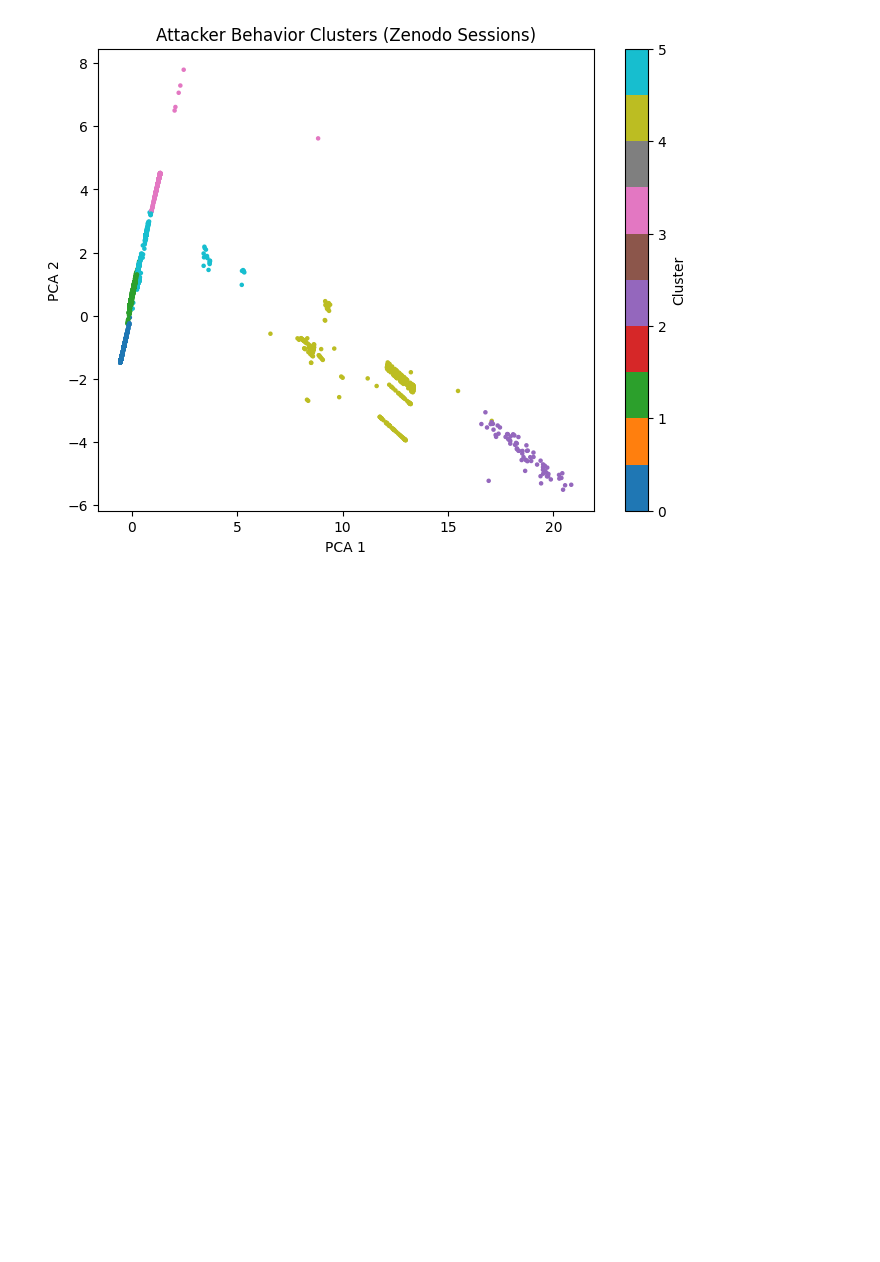
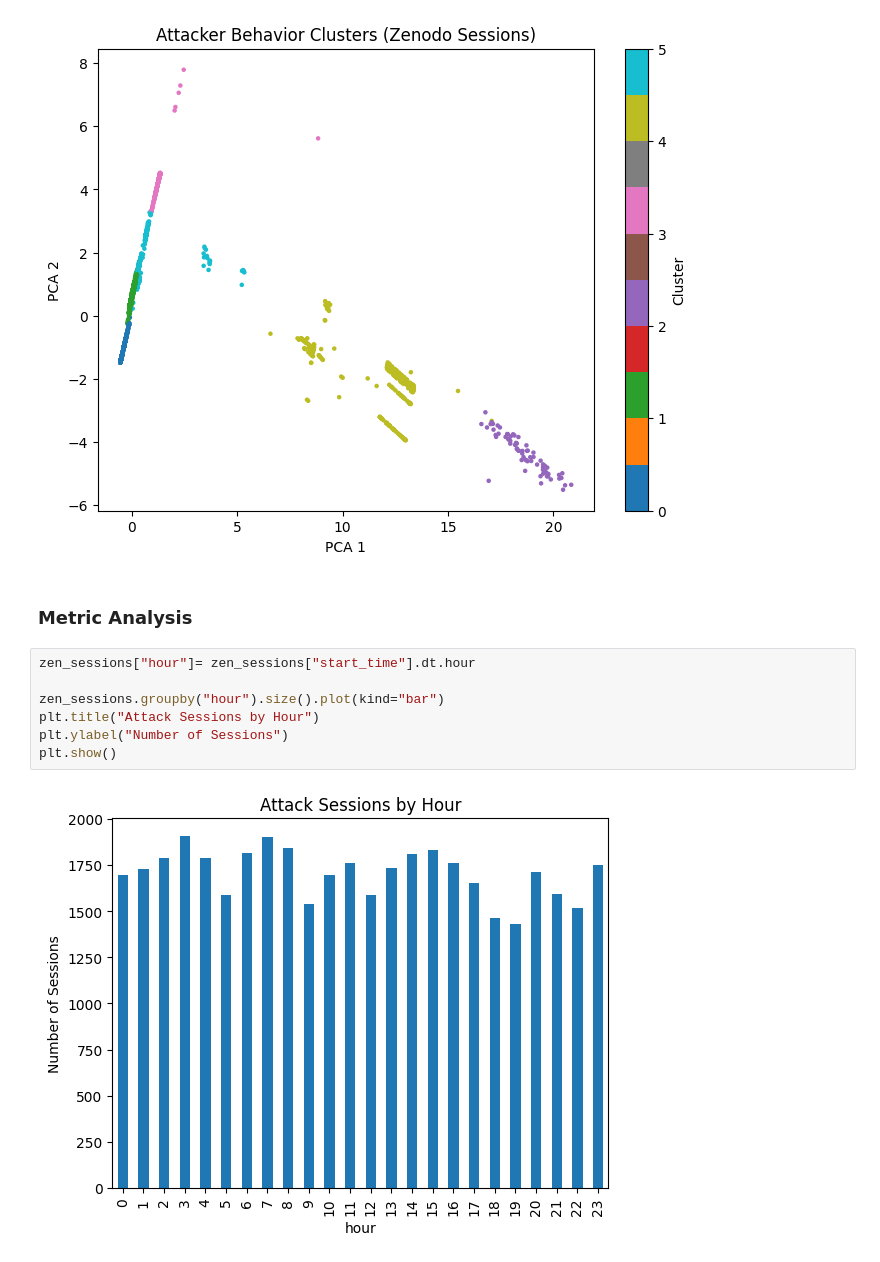
Before and after one commit to SethJonesIntern/SentinelGrid, a Jupyter notebook: machine-learning/notebooks/zenodo_analysis.ipynb, the cells around one changed output. Cells and saved outputs as stored; diff of their text form; blank space fills up the shorter version.

Commit message:
more graphs

```diff
--- a/machine-learning/notebooks/zenodo_analysis.ipynb
+++ b/machine-learning/notebooks/zenodo_analysis.ipynb
@@ -392,3 +392,14 @@ plt.colorbar(label="Cluster")
 plt.show()
 # %% [output]
 [figure]
+# %% [markdown]
+### Metric Analysis
+# %%
+zen_sessions["hour"]= zen_sessions["start_time"].dt.hour
+
+zen_sessions.groupby("hour").size().plot(kind="bar")
+plt.title("Attack Sessions by Hour")
+plt.ylabel("Number of Sessions")
+plt.show()
+# %% [output]
+[figure, added]
```
Also changed, not shown: parts of 2 cells of this notebook.
